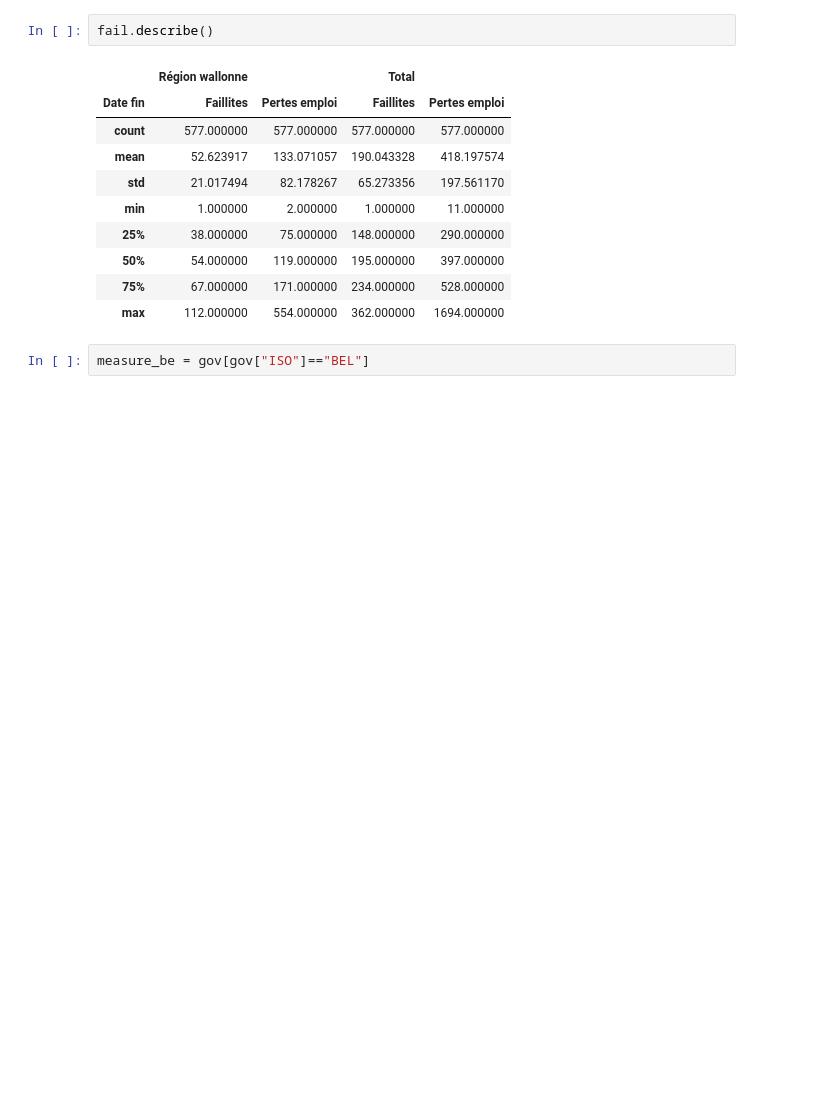
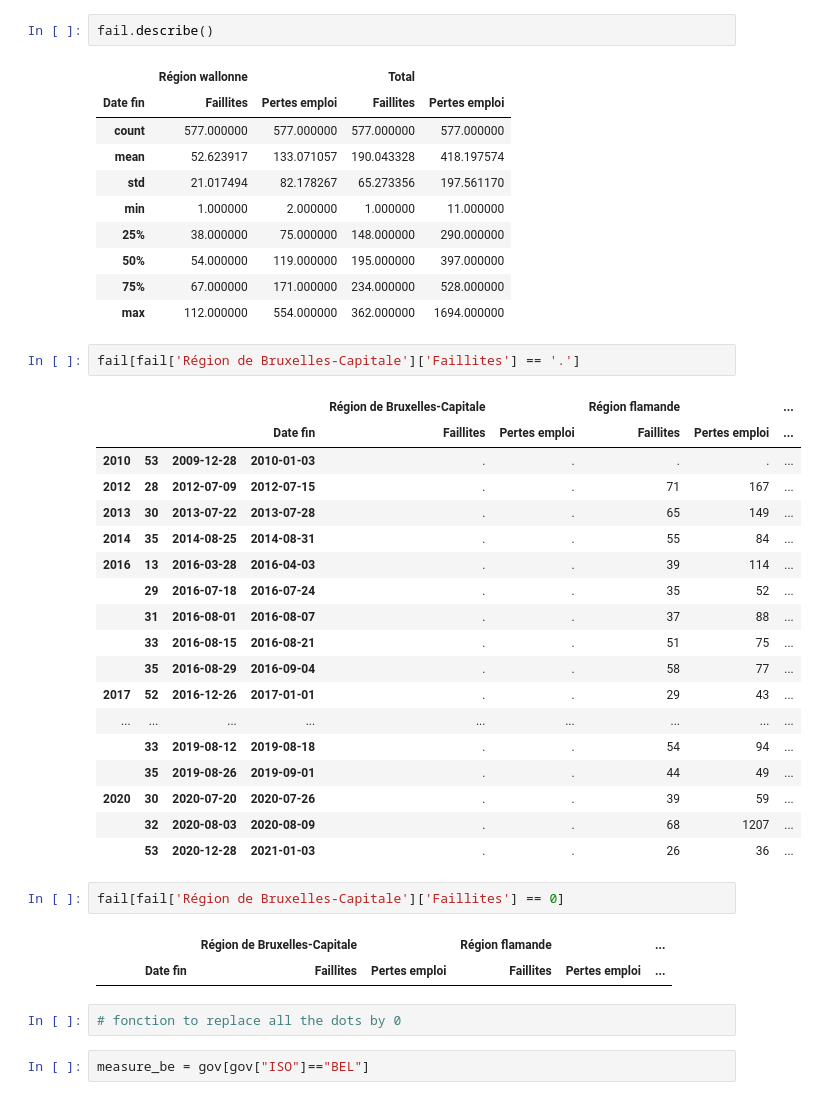
Before and after one commit to Demesmaeker/workshop-IBM-covid, a Jupyter notebook: Faillites.ipynb, the cells around one changed output. Saved outputs shown, nothing was run; the diff lists cells and outputs as text; blank space fills up the shorter version.

```diff
--- a/Faillites.ipynb
+++ b/Faillites.ipynb
@@ -69,6 +69,34 @@ fail.describe()
 | 50% | 54.000000 | 119.000000 | 195.000000 | 397.000000 |
 | 75% | 67.000000 | 171.000000 | 234.000000 | 528.000000 |
 | max | 112.000000 | 554.000000 | 362.000000 | 1694.000000 |
+# %%
+fail[fail['Région de Bruxelles-Capitale']['Faillites'] == '.']
+# %% [output]
+|  |  |  |  | Région de Bruxelles-Capitale |  | Région flamande |  | ... |
+|  |  |  | Date fin | Faillites | Pertes emploi | Faillites | Pertes emploi | ... |
+| 2010 | 53 | 2009-12-28 | 2010-01-03 | . | . | . | . | ... |
+| 2012 | 28 | 2012-07-09 | 2012-07-15 | . | . | 71 | 167 | ... |
+| 2013 | 30 | 2013-07-22 | 2013-07-28 | . | . | 65 | 149 | ... |
+| 2014 | 35 | 2014-08-25 | 2014-08-31 | . | . | 55 | 84 | ... |
+| 2016 | 13 | 2016-03-28 | 2016-04-03 | . | . | 39 | 114 | ... |
+|  | 29 | 2016-07-18 | 2016-07-24 | . | . | 35 | 52 | ... |
+|  | 31 | 2016-08-01 | 2016-08-07 | . | . | 37 | 88 | ... |
+|  | 33 | 2016-08-15 | 2016-08-21 | . | . | 51 | 75 | ... |
+|  | 35 | 2016-08-29 | 2016-09-04 | . | . | 58 | 77 | ... |
+| 2017 | 52 | 2016-12-26 | 2017-01-01 | . | . | 29 | 43 | ... |
+| ... | ... | ... | ... | ... | ... | ... | ... | ... |
+|  | 33 | 2019-08-12 | 2019-08-18 | . | . | 54 | 94 | ... |
+|  | 35 | 2019-08-26 | 2019-09-01 | . | . | 44 | 49 | ... |
+| 2020 | 30 | 2020-07-20 | 2020-07-26 | . | . | 39 | 59 | ... |
+|  | 32 | 2020-08-03 | 2020-08-09 | . | . | 68 | 1207 | ... |
+|  | 53 | 2020-12-28 | 2021-01-03 | . | . | 26 | 36 | ... |
+# %%
+fail[fail['Région de Bruxelles-Capitale']['Faillites'] == 0]
+# %% [output]
+|  |  |  |  | Région de Bruxelles-Capitale |  | Région flamande |  | ... |
+|  |  |  | Date fin | Faillites | Pertes emploi | Faillites | Pertes emploi | ... |
+# %%
+# fonction to replace all the dots by 0
 # %%
 measure_be = gov[gov["ISO"]=="BEL"]
 # %%
```
